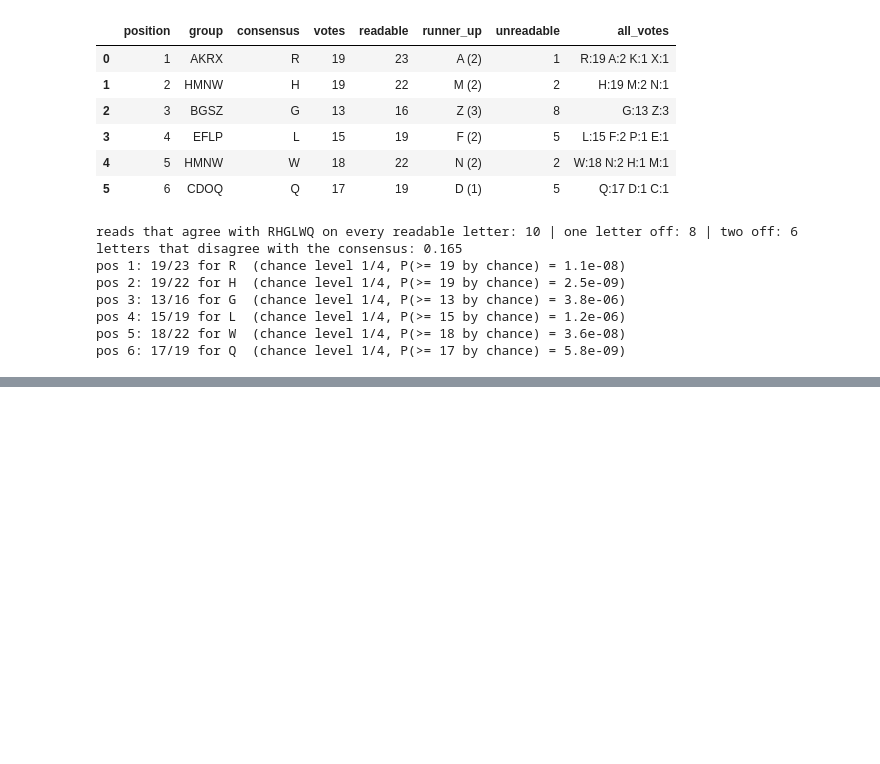
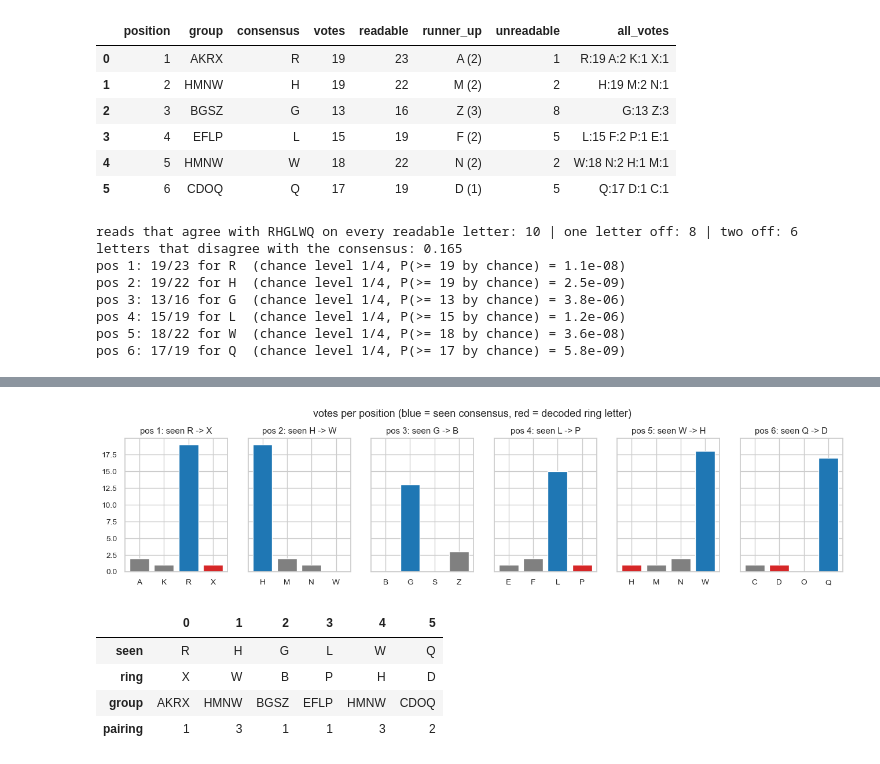
Before and after one commit to Nasalciuc/LMML-hacktone-2026, a Jupyter notebook: 36 Moldova/01 Feather Stories/feather_stories.ipynb, the cells around one changed output, grey strips where cells are left out. Saved outputs shown, nothing was run; the diff lists cells and outputs as text; code cells hidden in the pictures; blank space fills up the shorter version.

```diff
--- a/36 Moldova/01 Feather Stories/feather_stories.ipynb
+++ b/36 Moldova/01 Feather Stories/feather_stories.ipynb
@@ -320,3 +322,9 @@ pos 3: 13/16 for G  (chance level 1/4, P(>= 13 by chance) = 3.8e-06)
 pos 4: 15/19 for L  (chance level 1/4, P(>= 15 by chance) = 1.2e-06)
 pos 5: 18/22 for W  (chance level 1/4, P(>= 18 by chance) = 3.6e-08)
 pos 6: 17/19 for Q  (chance level 1/4, P(>= 17 by chance) = 5.8e-09)
+# %%
+odd_ = odd.ring_read.tolist()
+minor = [{(p, c) for p, c in enumerate(s) if c != '?' and c != WORD[p]} for s in odd_]
+shared = max(len(a & b) for a, b in itertools.combinations(minor, 2))
+print('largest number of identical off-consensus letters shared by two reads:', shared)
+print('reads per year:', pd.to_datetime(odd.date).dt.year.value_counts().sort_index().to_dict())
@@ -457,0 +439,16 @@ flag: SIGMOID_RHGLWQ
+# %%
+TO_EFF = [{'0': [], 'X': ['b'], 'Y': ['a', 'b'], 'Z': ['a']}, {'0': [], 'X': ['e'], 'Y': ['d', 'e'], 'Z': ['d']}]
+clean = F[(F.eps1 <= .35) & (F.eps2 <= .35)]
+n_pair = pd.crosstab(clean.h1, clean.h2)
+p_noisy = {s: ((H[H.swapped == s].noise >= .1).sum() + .5) / ((H.swapped == s).sum() + 1) for s in (True, False)}
+rows = []
+for h1, h2 in itertools.product('0XYZ', repeat=2):
+    if (h1, h2) == ('0', '0'): continue
+    n = n_pair.loc[h1, h2] if h1 in n_pair.index and h2 in n_pair.columns else 0
+    w = (n + .5) * p_noisy[h1 != '0'] * p_noisy[h2 != '0']
+    effs = TO_EFF[0][h1] + TO_EFF[1][h2]
+    rows.append(dict(swap=h1 + '|' + h2, components='+'.join(effs), sites=n, ring=decode(WORD, effs), weight=w))
+cand_t = pd.DataFrame(rows)
+cand_t['p'] = (cand_t.weight / cand_t.weight.sum()).round(3)
+cand_t = cand_t.sort_values('p', ascending=False).reset_index(drop=True)
+cand_t[['swap', 'components', 'sites', 'ring', 'p']].head(8)
@@ -457,0 +465,19 @@ flag: SIGMOID_RHGLWQ
+# %%
+RING = cand_t.ring[0]
+check = pd.DataFrame(dict(seen=list(WORD), ring=list(RING), group=[GR[gid[ix[c]]] for c in WORD]))
+check['pairing'] = [kind(s, r) for s, r in zip(WORD, RING)]
+fig, ax = plt.subplots(1, 6, figsize=(16, 3), sharey=True)
+for p in range(6):
+    g = GR[gid[ix[WORD[p]]]]
+    ax[p].bar(list(g), [tab[p].get(c, 0) for c in g],
+              color=['tab:red' if c == RING[p] else ('tab:blue' if c == WORD[p] else 'grey') for c in g])
+    ax[p].set_title(f'pos {p + 1}: seen {WORD[p]} -> {RING[p]}')
+plt.suptitle('votes per position (blue = seen consensus, red = decoded ring letter)', y=1.05); plt.show()
+check.T
+# %% [output]
+[figure, added]
+|  | 0 | 1 | 2 | 3 | 4 | 5 |
+| seen | R | H | G | L | W | Q |
+| ring | X | W | B | P | H | D |
+| group | AKRX | HMNW | BGSZ | EFLP | HMNW | CDOQ |
+| pairing | 1 | 3 | 1 | 1 | 3 | 2 |
```
Also changed, not shown: parts of 16 cells of this notebook, 1 other file.
